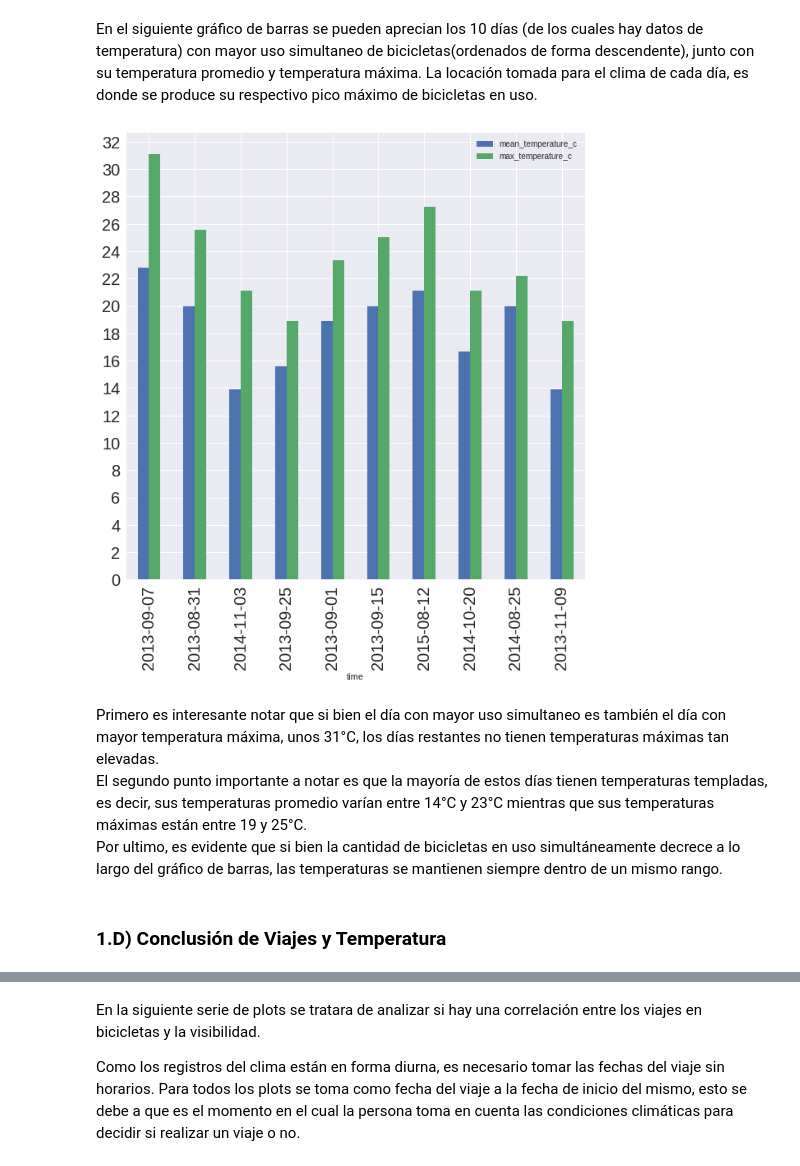
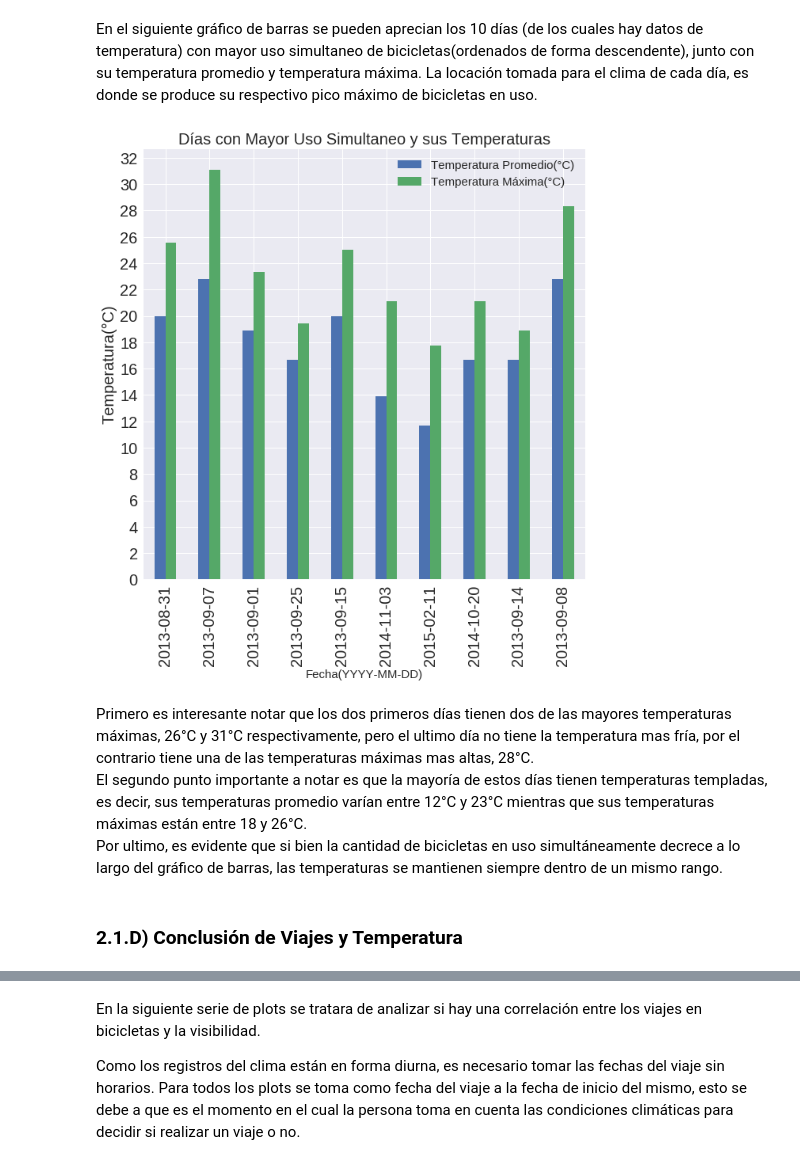
Before and after one commit to frisjon/tp1, a Jupyter notebook: notebooks/viajes_clima.ipynb, the cells around one changed output, grey strips where cells are left out. Saved outputs shown, nothing was run; the diff lists cells and outputs as text; code cells hidden in the pictures.

```diff
--- a/notebooks/viajes_clima.ipynb
+++ b/notebooks/viajes_clima.ipynb
@@ -37,0 +45,7 @@ weather['min_visibility_km'] = weather['min_visibility_miles'].map(lambda x: x *
+# %%
+#Se crea una columna con la duracion en minutos y la duracion en horas.
+trips['duration_m'] = trips['duration'].map(s_to_m)
+trips['duration_h'] = trips['duration'].map(s_to_h)
+# %%
+#Se filtran las duraciones menores o iguales a 3 minutos con la misma estacion de salida y llegada.
+trips = trips[-((trips['duration_m'] <= 3.0) & (trips['start_station_id'] == trips['end_station_id']))]
@@ -129,14 +140,18 @@ En el siguiente gráfico de barras se pueden aprecian los 10 días (de los cuale
 # %%
 bar = joined_max_simul_bar.plot.bar(figsize=(10,10), fontsize=20);
 #Elimina el 00:00:00 del plot.
 bar.set_xticklabels(joined_max_simul_bar.index.format());
 plt.yticks(range(0,33,2));
+plt.xlabel('Fecha(YYYY-MM-DD)', fontsize=15);
+plt.ylabel('Temperatura(°C)', fontsize=20);
+plt.title('Días con Mayor Uso Simultaneo y sus Temperaturas', fontsize=20);
+plt.legend(['Temperatura Promedio(°C)', 'Temperatura Máxima(°C)'], fontsize=15);
 # %% [output]
-[figure, old version]
+[figure, new version]
 # %% [markdown]
-Primero es interesante notar que si bien el día con mayor uso simultaneo es también el día con mayor temperatura máxima, unos 31°C, los días restantes no tienen temperaturas máximas tan elevadas.
-El segundo punto importante a notar es que la mayoría de estos días tienen temperaturas templadas, es decir, sus temperaturas promedio varían entre 14°C y 23°C mientras que sus temperaturas máximas están entre 19 y 25°C.
+Primero es interesante notar que los dos primeros días tienen dos de las mayores temperaturas máximas, 26°C y 31°C respectivamente, pero el ultimo día no tiene la temperatura mas fría, por el contrario tiene una de las temperaturas máximas mas altas, 28°C.
+El segundo punto importante a notar es que la mayoría de estos días tienen temperaturas templadas, es decir, sus temperaturas promedio varían entre 12°C y 23°C mientras que sus temperaturas máximas están entre 18 y 26°C.
 Por ultimo, es evidente que si bien la cantidad de bicicletas en uso simultáneamente decrece a lo largo del gráfico de barras, las temperaturas se mantienen siempre dentro de un mismo rango.
 # %% [markdown]
-### 1.D) Conclusión de Viajes y Temperatura
+### 2.1.D) Conclusión de Viajes y Temperatura
 # %% [markdown]
```
Also changed, not shown: parts of 71 cells of this notebook.
